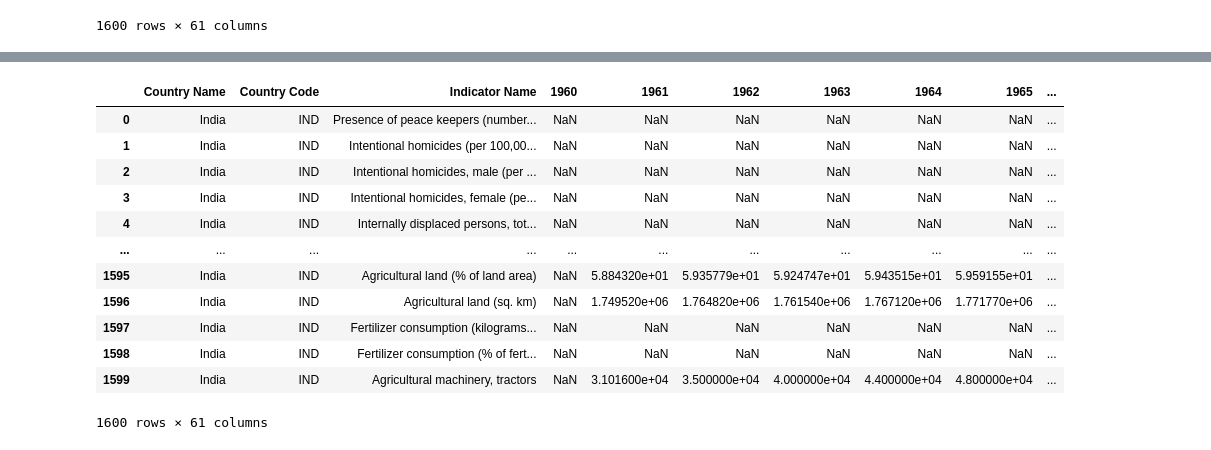
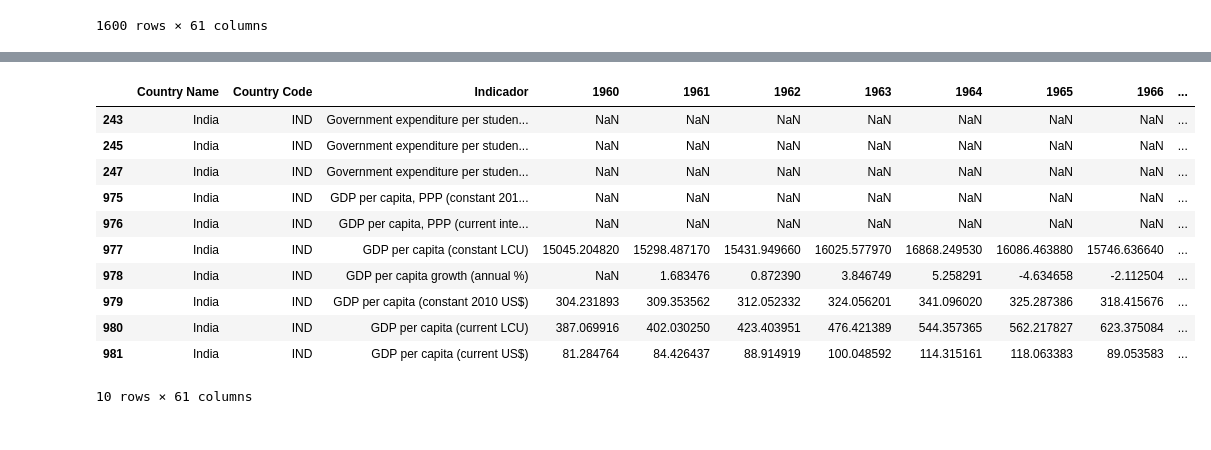
Before and after one commit to AndressaMattos/Engenharia_Dados_Growdev, a Jupyter notebook: Aula2_Join.ipynb, the cells around one changed output, grey strips where cells are left out. Cells and saved outputs as stored; diff of their text form; code cells hidden in the pictures.

```diff
--- a/Aula2_Join.ipynb
+++ b/Aula2_Join.ipynb
@@ -534,3 +537,6 @@ df_gdp
 | 1598 | India | IND | Fertilizer consumption (% of fert... | NaN | NaN | NaN | NaN | NaN | NaN | ... |
 | 1599 | India | IND | Agricultural machinery, tractors | NaN | 3.101600e+04 | 3.500000e+04 | 4.000000e+04 | 4.400000e+04 | 4.800000e+04 | ... |
 1600 rows × 61 columns
+# %%
+df_gdp = df_gdp.rename(columns={'Indicator Name': 'Indicador'})
+df_gdp
@@ -549,18 +604,17 @@ Index(['Country Name', 'Country Code', 'Indicator Name', '1960', '1961',
 # %%
 #Filtrando apenas a índia
-df_gdp_filter = df_gdp.loc[df_gdp['Country Name'] == 'India']
-df_gdp_filter
+df_gdp_filtered = df_gdp.loc[(df_gdp['Country Name'] == 'India') & (df_gdp['Indicador'].str.contains('GDP per capita'))]
+df_gdp_filtered
 # %% [output]
-|  | Country Name | Country Code | Indicator Name | 1960 | 1961 | 1962 | 1963 | 1964 | 1965 | ... |
-| 0 | India | IND | Presence of peace keepers (number... | NaN | NaN | NaN | NaN | NaN | NaN | ... |
-| 1 | India | IND | Intentional homicides (per 100,00... | NaN | NaN | NaN | NaN | NaN | NaN | ... |
-| 2 | India | IND | Intentional homicides, male (per ... | NaN | NaN | NaN | NaN | NaN | NaN | ... |
-| 3 | India | IND | Intentional homicides, female (pe... | NaN | NaN | NaN | NaN | NaN | NaN | ... |
-| 4 | India | IND | Internally displaced persons, tot... | NaN | NaN | NaN | NaN | NaN | NaN | ... |
-| ... | ... | ... | ... | ... | ... | ... | ... | ... | ... | ... |
-| 1595 | India | IND | Agricultural land (% of land area) | NaN | 5.884320e+01 | 5.935779e+01 | 5.924747e+01 | 5.943515e+01 | 5.959155e+01 | ... |
-| 1596 | India | IND | Agricultural land (sq. km) | NaN | 1.749520e+06 | 1.764820e+06 | 1.761540e+06 | 1.767120e+06 | 1.771770e+06 | ... |
-| 1597 | India | IND | Fertilizer consumption (kilograms... | NaN | NaN | NaN | NaN | NaN | NaN | ... |
-| 1598 | India | IND | Fertilizer consumption (% of fert... | NaN | NaN | NaN | NaN | NaN | NaN | ... |
-| 1599 | India | IND | Agricultural machinery, tractors | NaN | 3.101600e+04 | 3.500000e+04 | 4.000000e+04 | 4.400000e+04 | 4.800000e+04 | ... |
+|  | Country Name | Country Code | Indicador | 1960 | 1961 | 1962 | 1963 | 1964 | 1965 | 1966 | ... |
+| 243 | India | IND | Government expenditure per studen... | NaN | NaN | NaN | NaN | NaN | NaN | NaN | ... |
+| 245 | India | IND | Government expenditure per studen... | NaN | NaN | NaN | NaN | NaN | NaN | NaN | ... |
+| 247 | India | IND | Government expenditure per studen... | NaN | NaN | NaN | NaN | NaN | NaN | NaN | ... |
+| 975 | India | IND | GDP per capita, PPP (constant 201... | NaN | NaN | NaN | NaN | NaN | NaN | NaN | ... |
+| 976 | India | IND | GDP per capita, PPP (current inte... | NaN | NaN | NaN | NaN | NaN | NaN | NaN | ... |
+| 977 | India | IND | GDP per capita (constant LCU) | 15045.204820 | 15298.487170 | 15431.949660 | 16025.577970 | 16868.249530 | 16086.463880 | 15746.636640 | ... |
+| 978 | India | IND | GDP per capita growth (annual %) | NaN | 1.683476 | 0.872390 | 3.846749 | 5.258291 | -4.634658 | -2.112504 | ... |
+| 979 | India | IND | GDP per capita (constant 2010 US$) | 304.231893 | 309.353562 | 312.052332 | 324.056201 | 341.096020 | 325.287386 | 318.415676 | ... |
+| 980 | India | IND | GDP per capita (current LCU) | 387.069916 | 402.030250 | 423.403951 | 476.421389 | 544.357365 | 562.217827 | 623.375084 | ... |
+| 981 | India | IND | GDP per capita (current US$) | 81.284764 | 84.426437 | 88.914919 | 100.048592 | 114.315161 | 118.063383 | 89.053583 | ... |
-1600 rows × 61 columns
+10 rows × 61 columns
```
Also changed, not shown: parts of 23 cells of this notebook.
